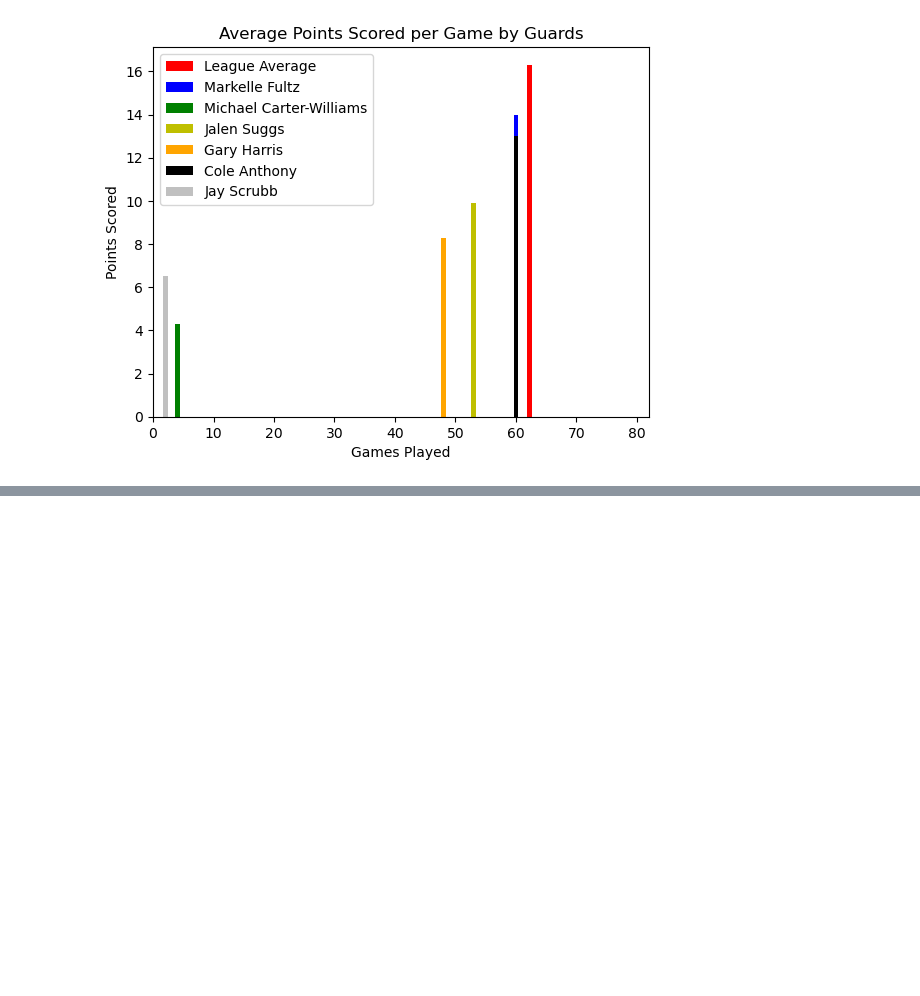
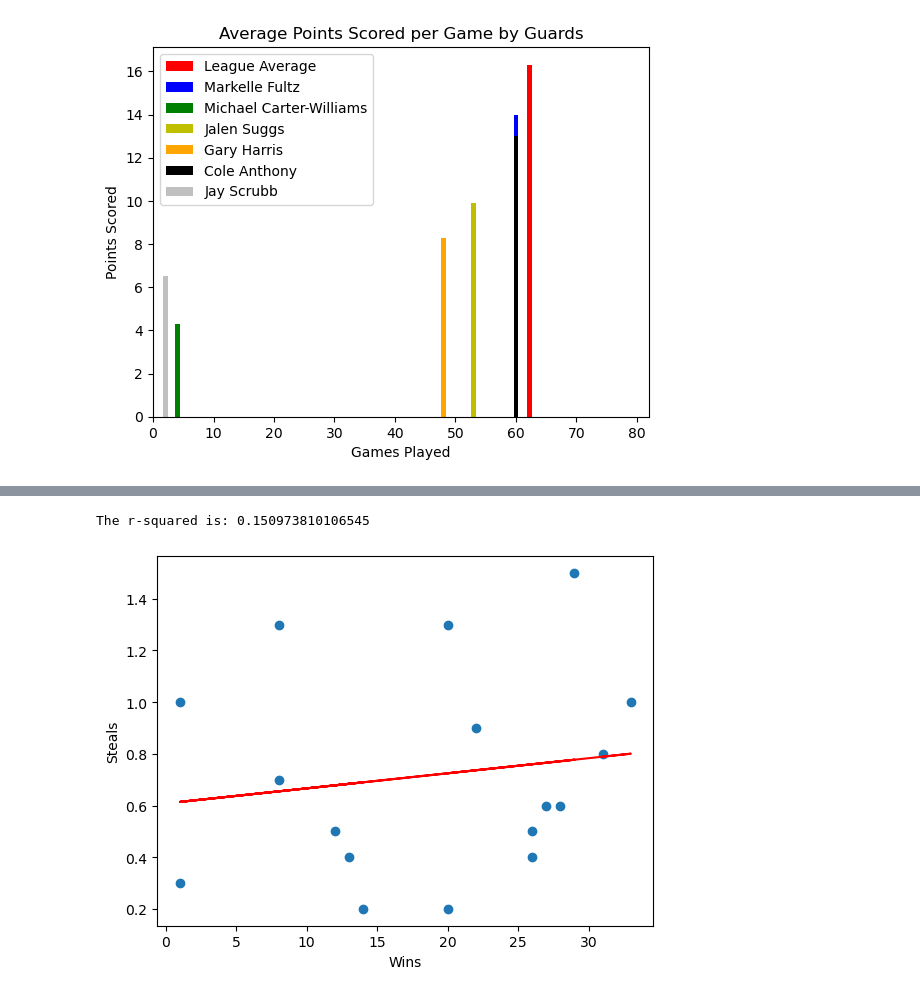
Before and after one commit to CandaceDoesData/Group_Project_1, a Jupyter notebook: Project 1 NBA/NBA.ipynb, the cells around one changed output, grey strips where cells are left out. Cells and saved outputs as stored; diff of their text form; code cells hidden in the pictures; blank space fills up the shorter version.

```diff
--- a/Project 1 NBA/NBA.ipynb
+++ b/Project 1 NBA/NBA.ipynb
@@ -246,0 +308,10 @@ plt.show()
+# %%
+x_values = magic22_23_df ["Wins"]
+y_values = magic22_23_df ["Steals"]
+r = plot_linear_regression(x_values,y_values,'Steals',(2,90))
+
+df_new_row = pd.DataFrame({'KPI':["Steals"], 'r':[r]})
+magic_rvalues = pd.concat([magic_rvalues, df_new_row])
+# %% [output]
+The r-squared is: 0.150973810106545
+[figure, added]
```
Also changed, not shown: parts of 17 cells of this notebook.
